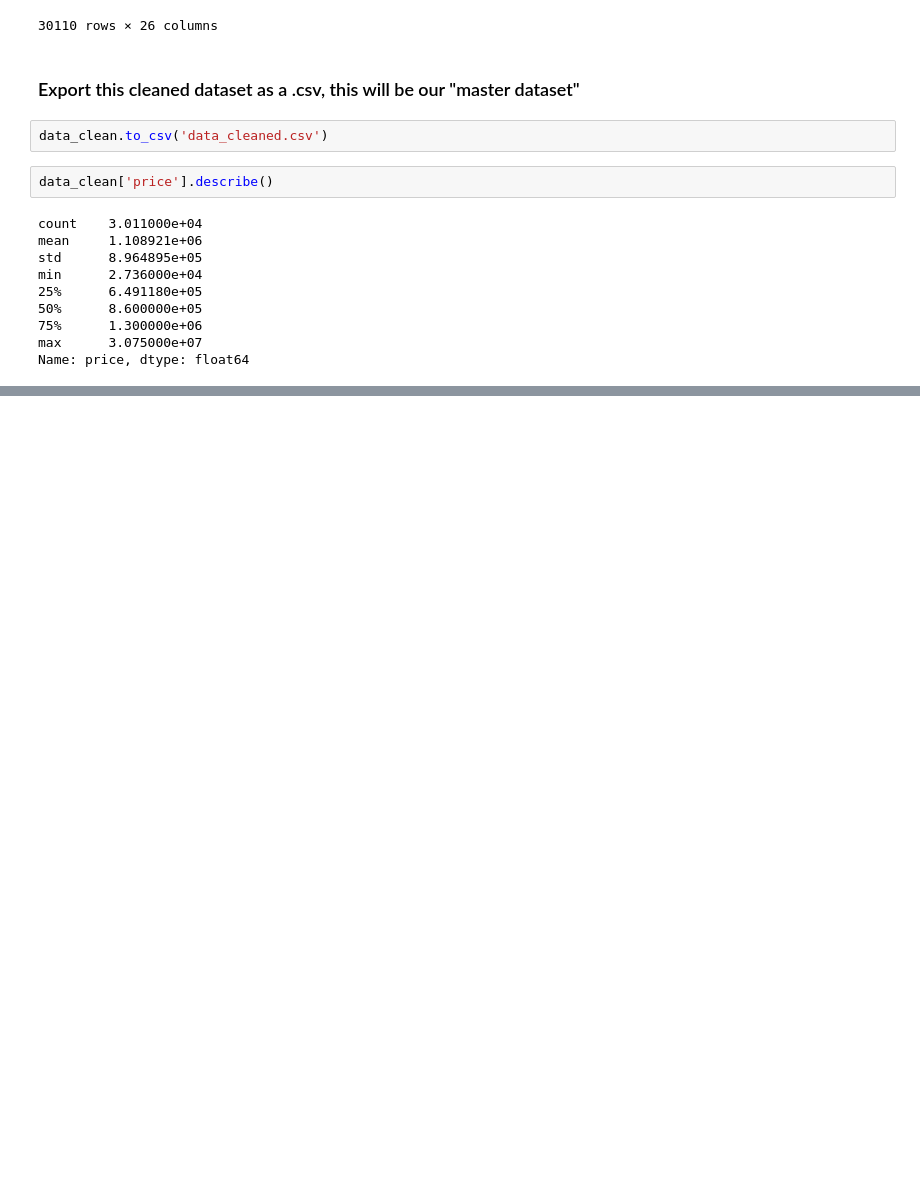
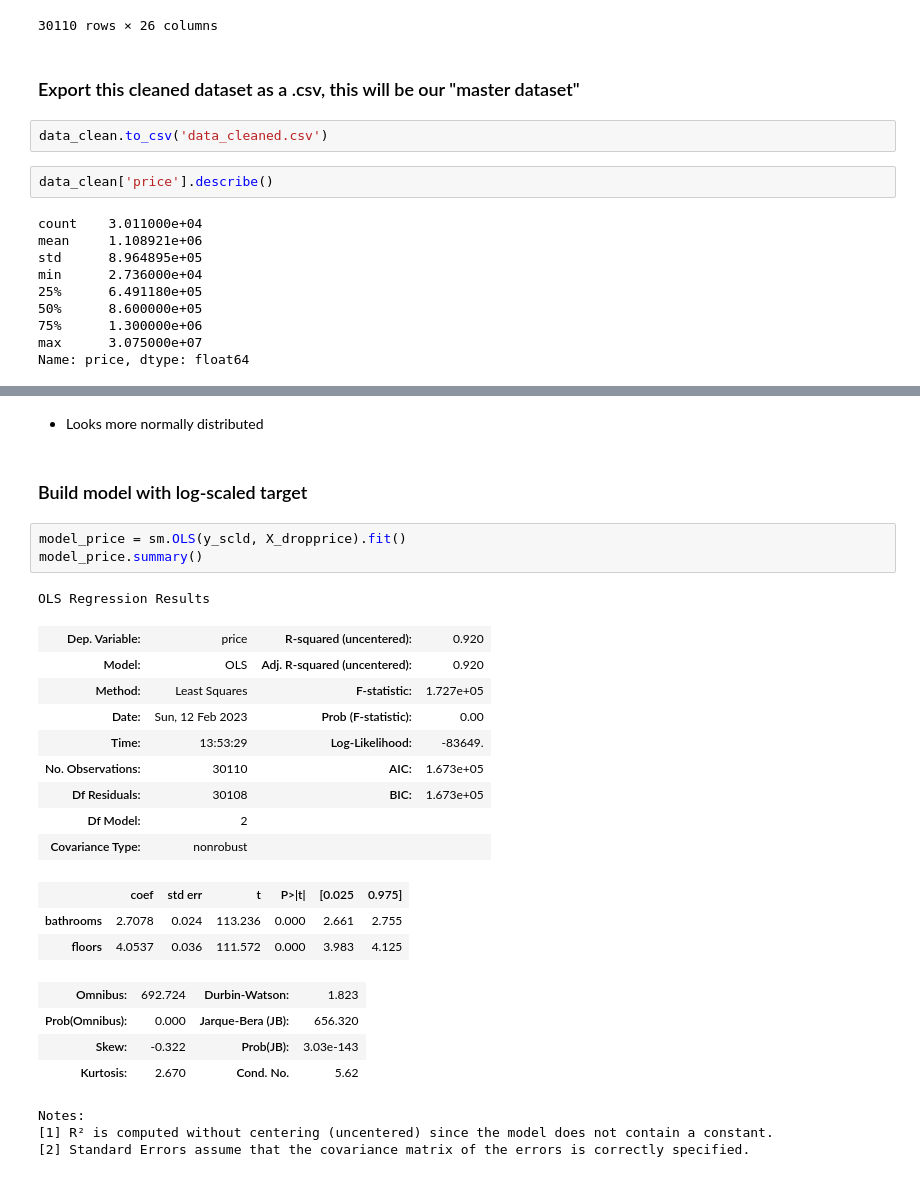
Before and after one commit to albertcchen/dsc-phase-2-project, a Jupyter notebook: albert_notebook.ipynb, the cells around one changed output, grey strips where cells are left out. Drawn from its saved outputs; the diff is of its cells as text; blank space fills up the shorter version.

```diff
--- a/albert_notebook.ipynb
+++ b/albert_notebook.ipynb
@@ -250,0 +338,28 @@ data['postal_code'].
+# %% [markdown]
+- Looks more normally distributed
+# %% [markdown]
+### Build model with log-scaled target
+# %%
+model_price = sm.OLS(y_scld, X_dropprice).fit()
+model_price.summary()
+# %% [output]
+OLS Regression Results
+| Dep. Variable: | price | R-squared (uncentered): | 0.920 |
+| Model: | OLS | Adj. R-squared (uncentered): | 0.920 |
+| Method: | Least Squares | F-statistic: | 1.727e+05 |
+| Date: | Sun, 12 Feb 2023 | Prob (F-statistic): | 0.00 |
+| Time: | 13:53:29 | Log-Likelihood: | -83649. |
+| No. Observations: | 30110 | AIC: | 1.673e+05 |
+| Df Residuals: | 30108 | BIC: | 1.673e+05 |
+| Df Model: | 2 |  |  |
+| Covariance Type: | nonrobust |  |  |
+|  | coef | std err | t | P>|t| | [0.025 | 0.975] |
+| bathrooms | 2.7078 | 0.024 | 113.236 | 0.000 | 2.661 | 2.755 |
+| floors | 4.0537 | 0.036 | 111.572 | 0.000 | 3.983 | 4.125 |
+| Omnibus: | 692.724 | Durbin-Watson: | 1.823 |
+| Prob(Omnibus): | 0.000 | Jarque-Bera (JB): | 656.320 |
+| Skew: | -0.322 | Prob(JB): | 3.03e-143 |
+| Kurtosis: | 2.670 | Cond. No. | 5.62 |
+Notes:
+[1] R² is computed without centering (uncentered) since the model does not contain a constant.
+[2] Standard Errors assume that the covariance matrix of the errors is correctly specified.
```
Also changed, not shown: parts of 16 cells of this notebook.
